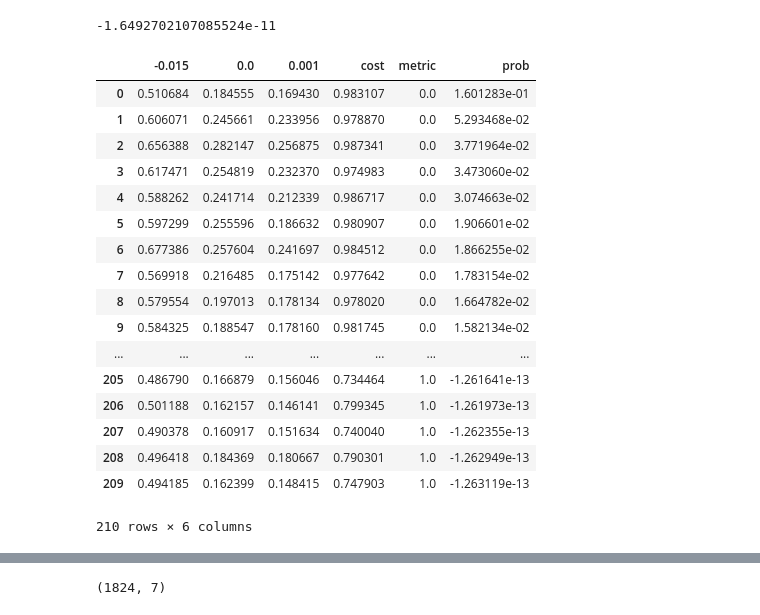
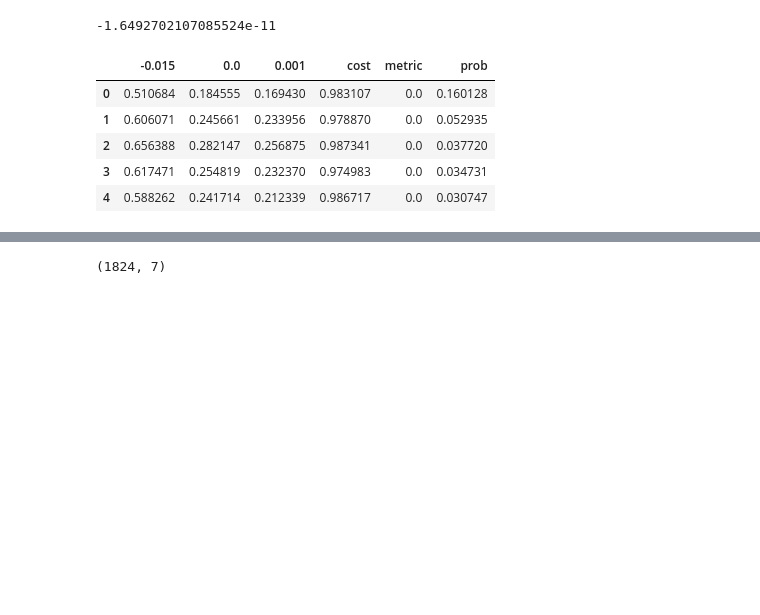
Before and after one commit to sylvaingchassang/missing_bids, a Jupyter notebook: notebooks/example_tsuchiura.ipynb, the cells around one changed output, grey strips where cells are left out. Drawn from its saved outputs; the diff is of its cells as text; code cells hidden in the pictures; blank space fills up the shorter version.

```diff
--- a/notebooks/example_tsuchiura.ipynb
+++ b/notebooks/example_tsuchiura.ipynb
@@ -104,26 +104,14 @@ result.solution
 # %% [output]
 -1.6492702107085524e-11
 # %%
-result.argmin
+result.argmin.head()
 # %% [output]
 |  | -0.015 | 0.0 | 0.001 | cost | metric | prob |
-| 0 | 0.510684 | 0.184555 | 0.169430 | 0.983107 | 0.0 | 1.601283e-01 |
-| 1 | 0.606071 | 0.245661 | 0.233956 | 0.978870 | 0.0 | 5.293468e-02 |
-| 2 | 0.656388 | 0.282147 | 0.256875 | 0.987341 | 0.0 | 3.771964e-02 |
-| 3 | 0.617471 | 0.254819 | 0.232370 | 0.974983 | 0.0 | 3.473060e-02 |
-| 4 | 0.588262 | 0.241714 | 0.212339 | 0.986717 | 0.0 | 3.074663e-02 |
-| 5 | 0.597299 | 0.255596 | 0.186632 | 0.980907 | 0.0 | 1.906601e-02 |
-| 6 | 0.677386 | 0.257604 | 0.241697 | 0.984512 | 0.0 | 1.866255e-02 |
-| 7 | 0.569918 | 0.216485 | 0.175142 | 0.977642 | 0.0 | 1.783154e-02 |
-| 8 | 0.579554 | 0.197013 | 0.178134 | 0.978020 | 0.0 | 1.664782e-02 |
-| 9 | 0.584325 | 0.188547 | 0.178160 | 0.981745 | 0.0 | 1.582134e-02 |
-| ... | ... | ... | ... | ... | ... | ... |
-| 205 | 0.486790 | 0.166879 | 0.156046 | 0.734464 | 1.0 | -1.261641e-13 |
-| 206 | 0.501188 | 0.162157 | 0.146141 | 0.799345 | 1.0 | -1.261973e-13 |
-| 207 | 0.490378 | 0.160917 | 0.151634 | 0.740040 | 1.0 | -1.262355e-13 |
-| 208 | 0.496418 | 0.184369 | 0.180667 | 0.790301 | 1.0 | -1.262949e-13 |
-| 209 | 0.494185 | 0.162399 | 0.148415 | 0.747903 | 1.0 | -1.263119e-13 |
+| 0 | 0.510684 | 0.184555 | 0.169430 | 0.983107 | 0.0 | 0.160128 |
+| 1 | 0.606071 | 0.245661 | 0.233956 | 0.978870 | 0.0 | 0.052935 |
+| 2 | 0.656388 | 0.282147 | 0.256875 | 0.987341 | 0.0 | 0.037720 |
+| 3 | 0.617471 | 0.254819 | 0.232370 | 0.974983 | 0.0 | 0.034731 |
+| 4 | 0.588262 | 0.241714 | 0.212339 | 0.986717 | 0.0 | 0.030747 |
-210 rows × 6 columns
 # %%
 min_collusion_solver.problem._tolerance
 # %% [output]
```
Also changed, not shown: parts of 12 cells of this notebook, 5 other files.
